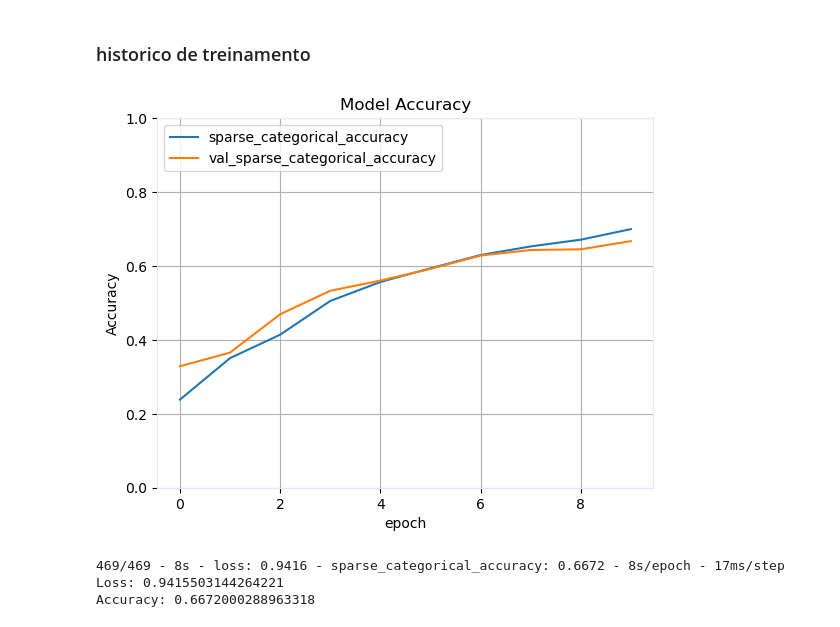
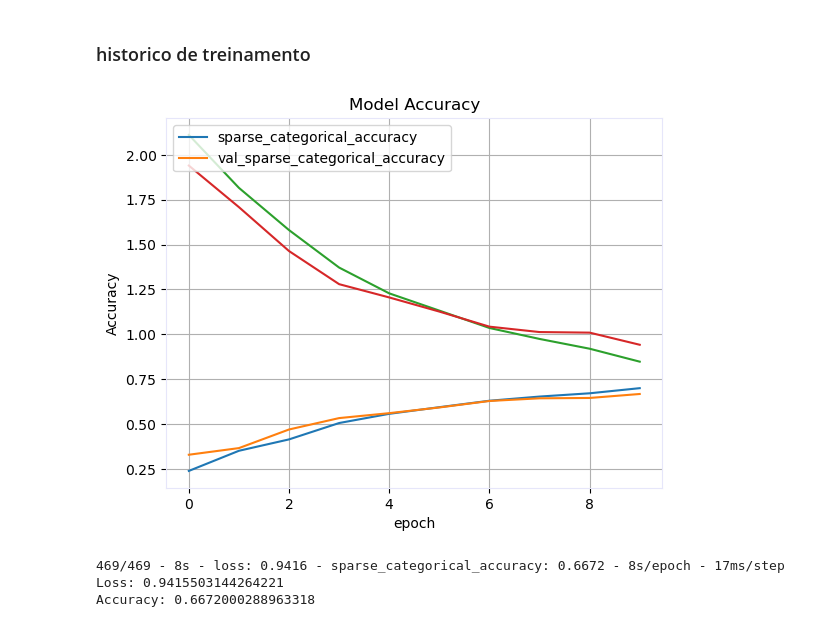
Before and after one commit to Semicheche/trabalho_pos_redes_neurais, a Jupyter notebook: Trabalhos/CNN01_Keras_t1_Aureo_Luciano_Willian.ipynb, the cells around one changed output. Cells and saved outputs as stored; diff of their text form; code cells hidden in the pictures.

```diff
--- a/Trabalhos/CNN01_Keras_t1_Aureo_Luciano_Willian.ipynb
+++ b/Trabalhos/CNN01_Keras_t1_Aureo_Luciano_Willian.ipynb
@@ -96,7 +96,7 @@ print(X_train_full.shape)
 # %% [markdown]
 ## Criando o model com Keras
 # %%
-kernel = (2, 2)  # kernel size of 3x3
+kernel = (3, 3)  # kernel size of 3x3
 pool = (2, 2)  # pool size 2x2
 
 model = keras.models.Sequential([
@@ -186,21 +186,24 @@ model.save_weights('/Users/semicheche/Redes neurais/modelo_cnn_keras_t1.h5', ove
 ### historico de treinamento
 # %%
 plt.grid(True)
-plt.gca().set_ylim(0, 1) # set the vertical range to [0-1]
+#plt.gca().set_ylim(0, 1) # set the vertical range to [0-1]
 
 plt.plot(history.history['sparse_categorical_accuracy'])
 plt.plot(history.history['val_sparse_categorical_accuracy'])
+
+plt.plot(history.history['loss'])
+plt.plot(history.history['val_loss'])
 
 plt.title('Model Accuracy')
 
 plt.ylabel('Accuracy')
 plt.xlabel('epoch')
 
 plt.legend(['sparse_categorical_accuracy', 'val_sparse_categorical_accuracy'], loc='upper left')
 
 plt.show()
 # %% [output]
-[figure, old version]
+[figure, new version]
 # %%
 test_loss, test_acc = model.evaluate(X_valid,  y_valid, verbose=2)
 print(f'Loss: {test_loss}')
```
Also changed, not shown: parts of 5 cells of this notebook, 5 other files.
